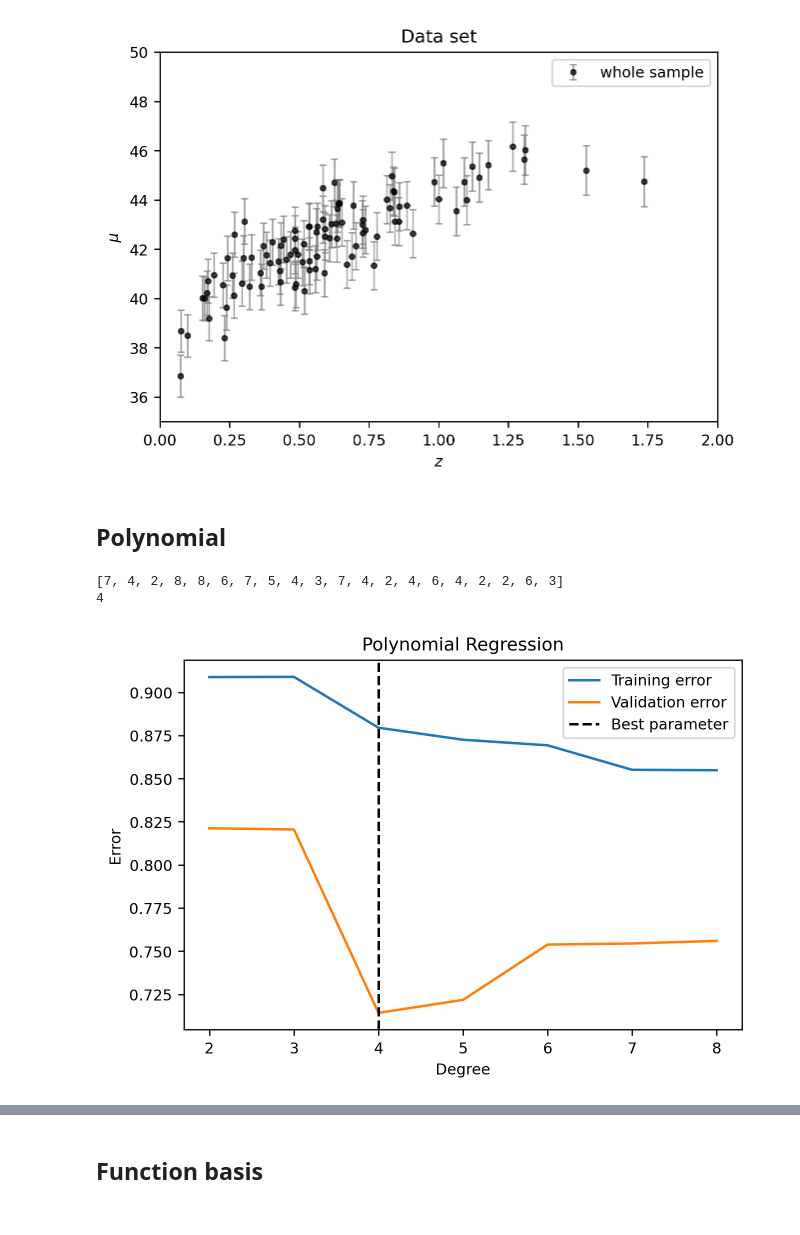
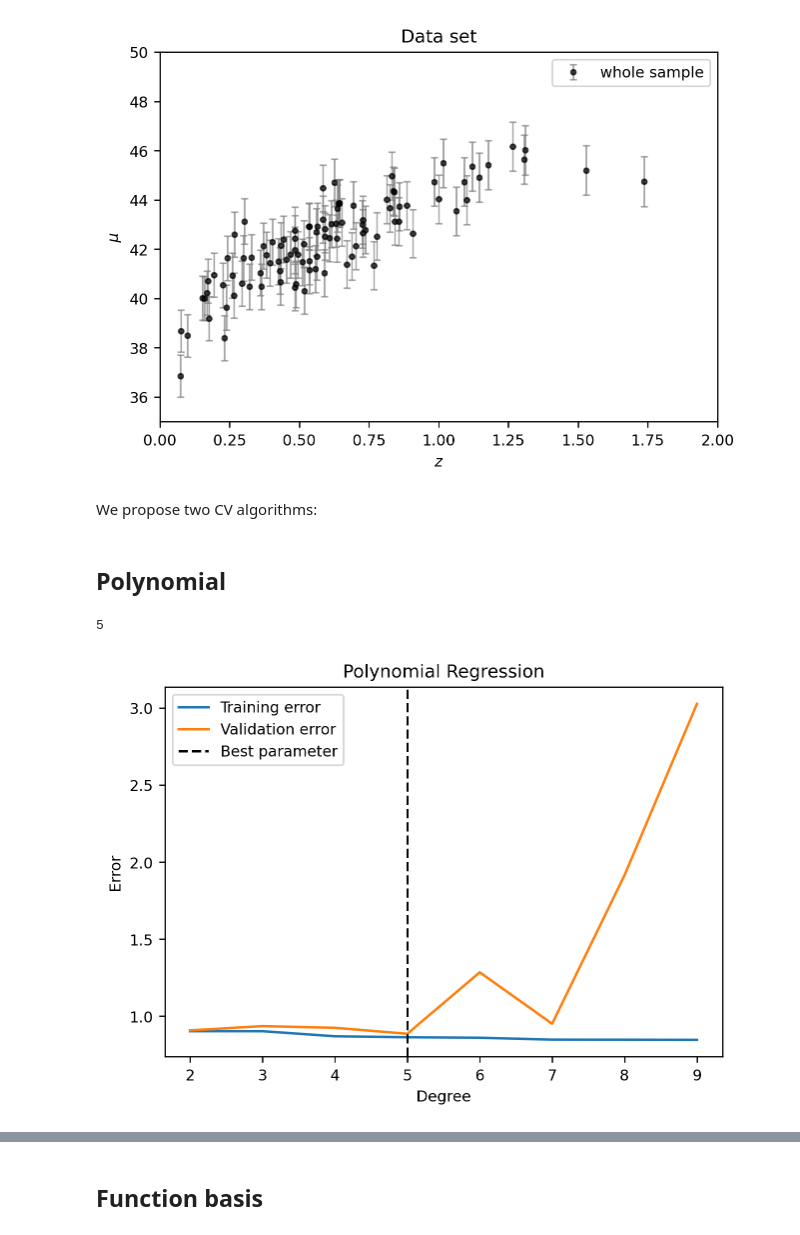
Before and after one commit to FraNob/astrostatistics_bicocca_2022, a Jupyter notebook: working/W17_supernovae_mu_z.ipynb, the cells around one changed output, grey strips where cells are left out. Drawn from its saved outputs; the diff is of its cells as text; code cells hidden in the pictures.

```diff
--- a/working/W17_supernovae_mu_z.ipynb
+++ b/working/W17_supernovae_mu_z.ipynb
@@ -306,4 +306,6 @@ plt.legend()
 plt.title('Data set');
 # %% [output]
 [figure]
+# %% [markdown]
+We propose two CV algorithms:
 # %%
@@ -404,26 +492,41 @@ def learning_curve(model):
 # %% [markdown]
 ## Polynomial
 # %%
-deg_list = np.arange(2, 9)
+deg_list = np.arange(2, 10)
 K = 20
-err_train, err_val, best_deg_list = K_cross_val_fit(K,PolynomialRegression,deg_list)
 
-best_deg = int(np.median(best_deg_list))
-print(best_deg_list)
-print(best_deg)
+############### TRUE = cycle on parameters first, FALSE = cycle on k-folds first
+if True:
+    err_train, err_val, best_deg = K_cross_val_fit_PARAM_FIRST(K,PolynomialRegression,deg_list)
 
-i=8
-plt.plot(deg_list,err_train[i], label='Training error' )
-plt.plot(deg_list,err_val[i], label='Validation error')
-plt.axvline(best_deg, ls='--', color='k', label='Best parameter')
-plt.title('Polynomial Regression')
-plt.xlabel('Degree')
-plt.ylabel('Error')
-plt.legend();
+    print(best_deg)
+
+    plt.plot(deg_list,err_train, label='Training error' )
+    plt.plot(deg_list,err_val, label='Validation error')
+    plt.axvline(best_deg, ls='--', color='k', label='Best parameter')
+    plt.title('Polynomial Regression')
+    plt.xlabel('Degree')
+    plt.ylabel('Error')
+    plt.legend();
+
+else:
+    err_train, err_val, best_deg_list = K_cross_val_fit(K,PolynomialRegression,deg_list)
+
+    best_deg = int(np.median(best_deg_list))
+    print(best_deg_list)
+    print(best_deg)
+
+    i=9
+    plt.plot(deg_list,err_train[i], label='Training error' )
+    plt.plot(deg_list,err_val[i], label='Validation error')
+    plt.axvline(best_deg, ls='--', color='k', label='Best parameter')
+    plt.title('Polynomial Regression')
+    plt.xlabel('Degree')
+    plt.ylabel('Error')
+    plt.legend();
 # %% [output]
-[7, 4, 2, 8, 8, 6, 7, 5, 4, 3, 7, 4, 2, 4, 6, 4, 2, 2, 6, 3]
-4
+5
-[figure, old version]
+[figure, new version]
 # %%
 # Plot learning curve
 model = PolynomialRegression(best_deg)
```
Also changed, not shown: parts of 9 cells of this notebook, 1 other file.
